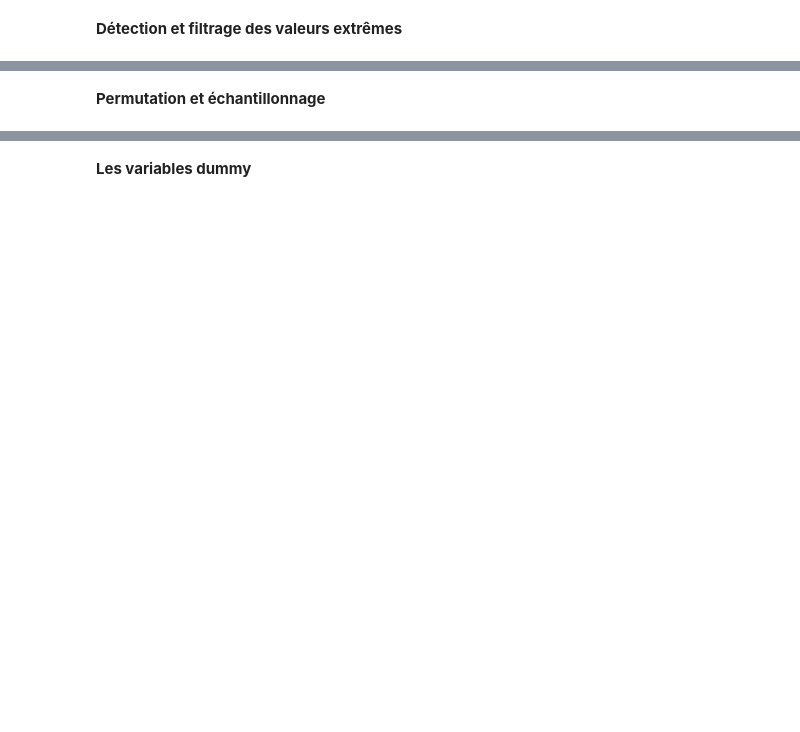
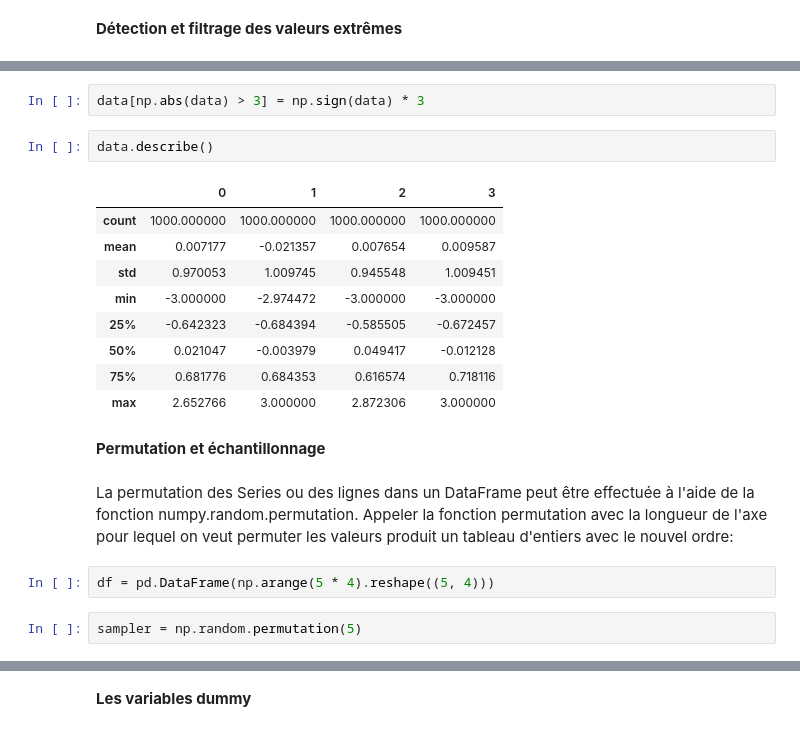
Before and after one commit to yeladlouni/m2i, a Jupyter notebook: pandas/notebooks/cleansing.ipynb, the cells around one changed output, grey strips where cells are left out. Drawn from its saved outputs; the diff is of its cells as text; blank space fills up the shorter version.

```diff
--- a/pandas/notebooks/cleansing.ipynb
+++ b/pandas/notebooks/cleansing.ipynb
@@ -322,2 +656,22 @@ data.drop_duplicates()
+# %%
+data[np.abs(data) > 3] = np.sign(data) * 3
+# %%
+data.describe()
+# %% [output]
+|  | 0 | 1 | 2 | 3 |
+| count | 1000.000000 | 1000.000000 | 1000.000000 | 1000.000000 |
+| mean | 0.007177 | -0.021357 | 0.007654 | 0.009587 |
+| std | 0.970053 | 1.009745 | 0.945548 | 1.009451 |
+| min | -3.000000 | -2.974472 | -3.000000 | -3.000000 |
+| 25% | -0.642323 | -0.684394 | -0.585505 | -0.672457 |
+| 50% | 0.021047 | -0.003979 | 0.049417 | -0.012128 |
+| 75% | 0.681776 | 0.684353 | 0.616574 | 0.718116 |
+| max | 2.652766 | 3.000000 | 2.872306 | 3.000000 |
 # %% [markdown]
 **Permutation et échantillonnage**
+# %% [markdown]
+La permutation des Series ou des lignes dans un DataFrame peut être effectuée à l'aide de la fonction numpy.random.permutation. Appeler la fonction permutation avec la longueur de l'axe pour lequel on veut permuter les valeurs produit un tableau d'entiers avec le nouvel ordre:
+# %%
+df = pd.DataFrame(np.arange(5 * 4).reshape((5, 4)))
+# %%
+sampler = np.random.permutation(5)
```
Also changed, not shown: parts of 95 cells of this notebook, 2 other files.
